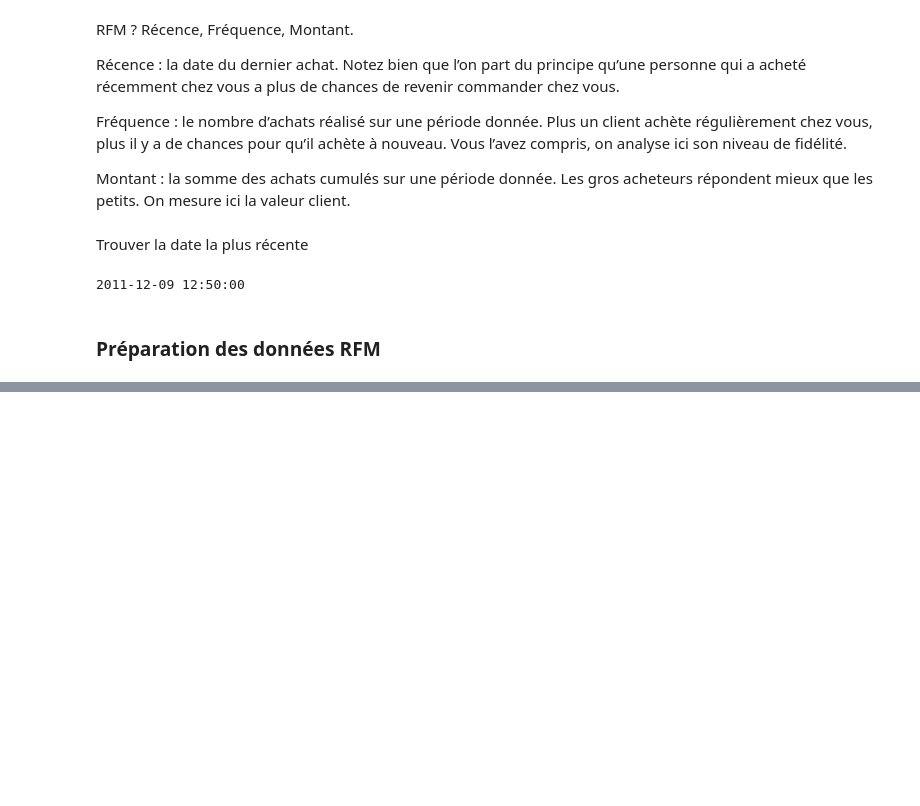
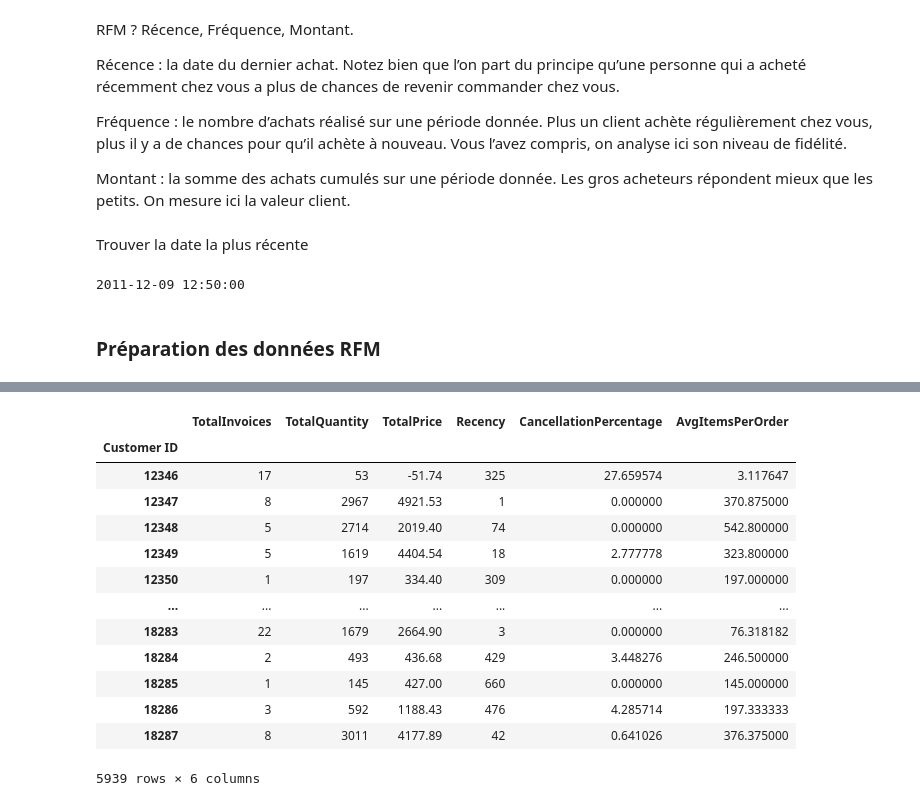
Before and after one commit to Shadume/Online_Retail-Customer_segmentation, a Jupyter notebook: groupby _customer_rfm.ipynb, the cells around one changed output, grey strips where cells are left out. Drawn from its saved outputs; the diff is of its cells as text; code cells hidden in the pictures; blank space fills up the shorter version.

```diff
--- a/groupby _customer_rfm.ipynb
+++ b/groupby _customer_rfm.ipynb
@@ -150,0 +151,7 @@ rfm_df.head(100)
+# %%
+df_rfm_spe = df.groupby('Customer ID').agg({'Invoice': 'nunique','Quantity':'sum', 'TotalPrice':'sum'})
+df_rfm_spe.columns = ['TotalInvoices', 'TotalQuantity', 'TotalPrice']
+df_rfm_spe = df_rfm_spe.merge(rfm_df["Recency"], on="Customer ID")
+df_rfm_spe = df_rfm_spe.merge(df_gp_cancellation["CancellationPercentage"], on="Customer ID")
+
+df_rfm_spe
@@ -150,0 +177,7 @@ rfm_df.head(100)
+# %%
+df_gp_nb_articles_mean = df.groupby(['Customer ID', 'Invoice']).agg({'Quantity': 'sum'})
+df_gp_nb_articles_mean = df_gp_nb_articles_mean.groupby('Customer ID').mean()
+
+df_gp_nb_articles_mean.columns=['AvgItemsPerOrder']
+
+df_gp_nb_articles_mean
@@ -150,0 +199,18 @@ rfm_df.head(100)
+# %%
+df_rfm_spe = df_rfm_spe.merge(df_gp_nb_articles_mean["AvgItemsPerOrder"], on="Customer ID")
+df_rfm_spe
+# %% [output]
+|  | TotalInvoices | TotalQuantity | TotalPrice | Recency | CancellationPercentage | AvgItemsPerOrder |
+| Customer ID |  |  |  |  |  |  |
+| 12346 | 17 | 53 | -51.74 | 325 | 27.659574 | 3.117647 |
+| 12347 | 8 | 2967 | 4921.53 | 1 | 0.000000 | 370.875000 |
+| 12348 | 5 | 2714 | 2019.40 | 74 | 0.000000 | 542.800000 |
+| 12349 | 5 | 1619 | 4404.54 | 18 | 2.777778 | 323.800000 |
+| 12350 | 1 | 197 | 334.40 | 309 | 0.000000 | 197.000000 |
+| ... | ... | ... | ... | ... | ... | ... |
+| 18283 | 22 | 1679 | 2664.90 | 3 | 0.000000 | 76.318182 |
+| 18284 | 2 | 493 | 436.68 | 429 | 3.448276 | 246.500000 |
+| 18285 | 1 | 145 | 427.00 | 660 | 0.000000 | 145.000000 |
+| 18286 | 3 | 592 | 1188.43 | 476 | 4.285714 | 197.333333 |
+| 18287 | 8 | 3011 | 4177.89 | 42 | 0.641026 | 376.375000 |
+5939 rows × 6 columns
```
Also changed, not shown: parts of 16 cells of this notebook, 4 other files.
